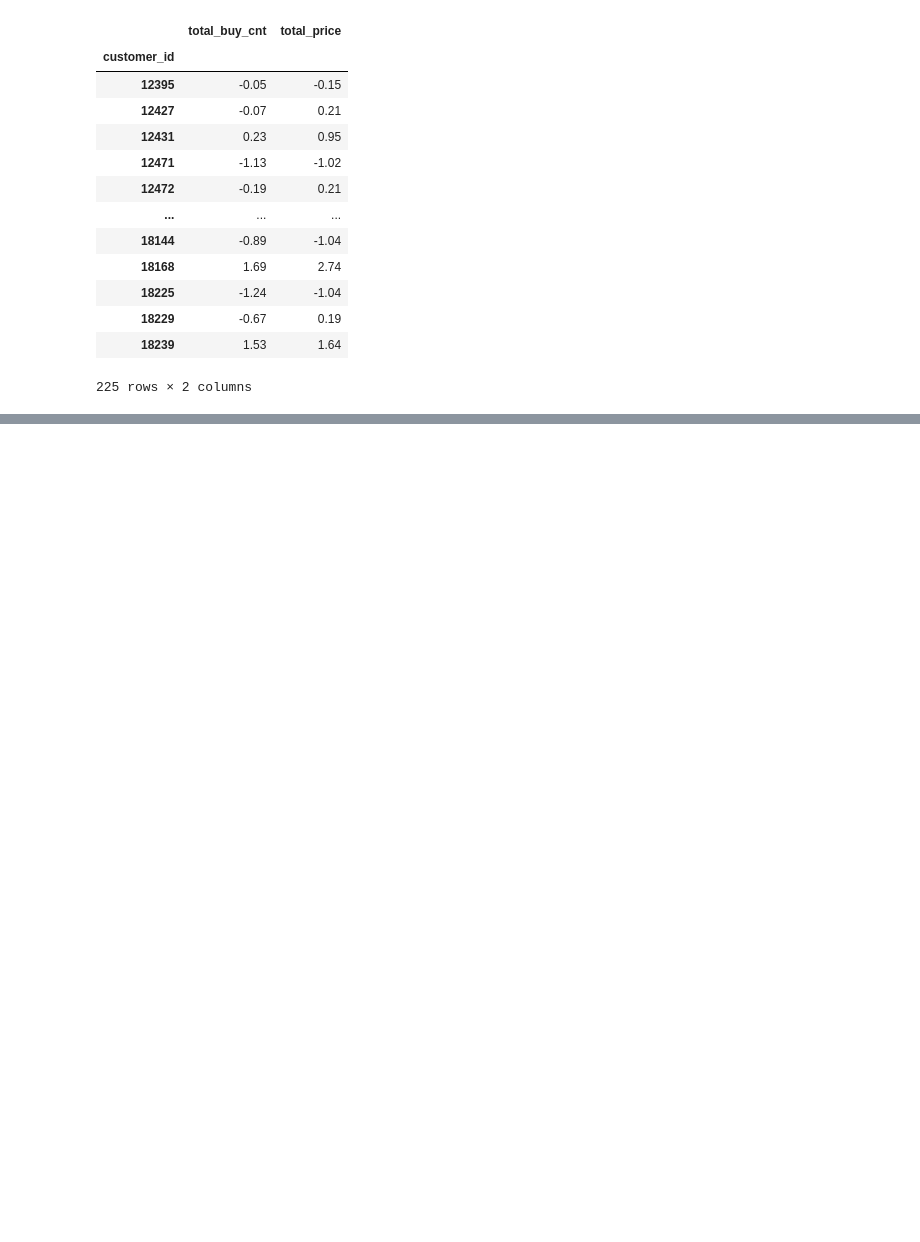
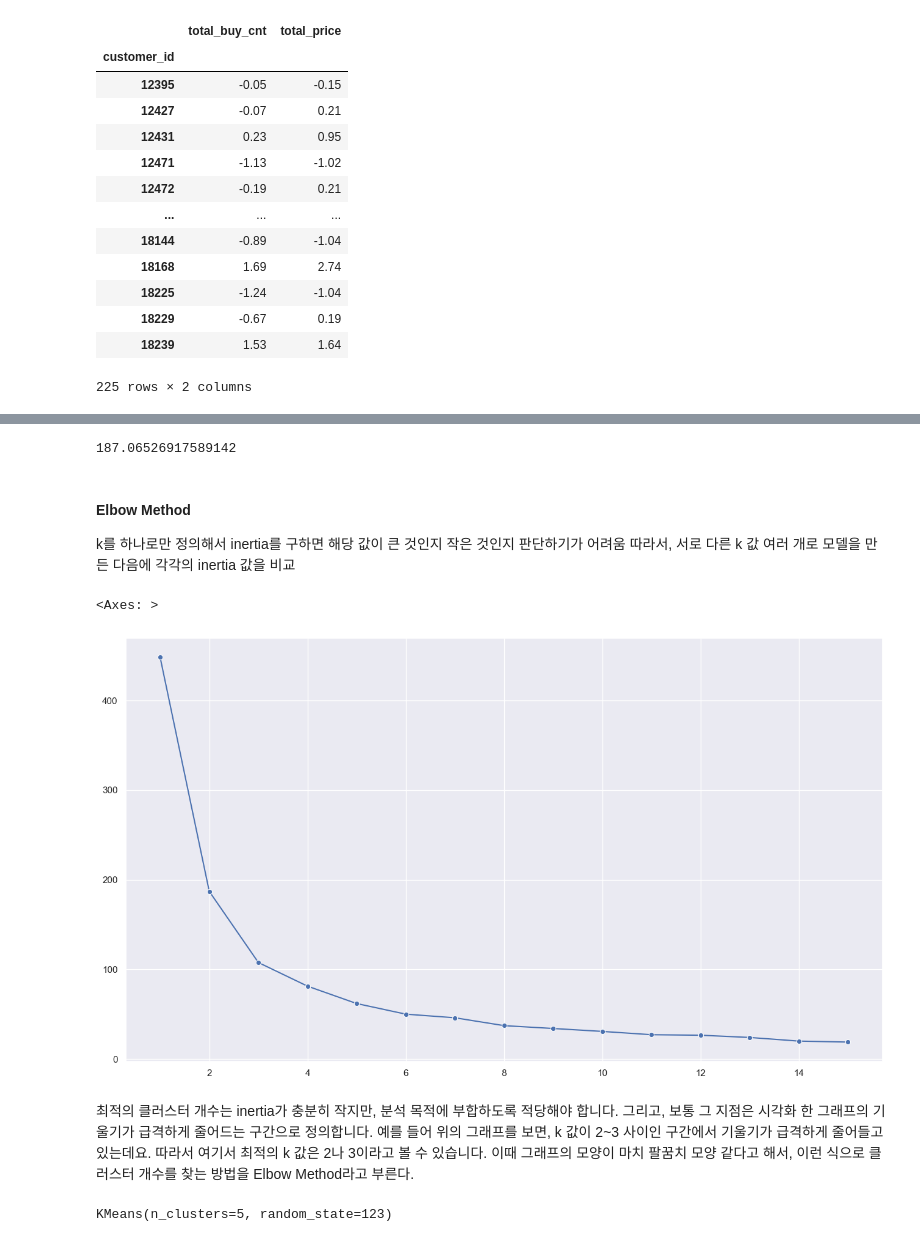
Before and after one commit to uj06134/study_Data_analysis, a Jupyter notebook: f_cluster_analysis/task.ipynb, the cells around one changed output, grey strips where cells are left out. Cells and saved outputs as stored; diff of their text form; code cells hidden in the pictures; blank space fills up the shorter version.

```diff
--- a/f_cluster_analysis/task.ipynb
+++ b/f_cluster_analysis/task.ipynb
@@ -96,0 +162,34 @@ scaled_df
+# %%
+# inertia 값 확인
+print(model.inertia_)
+# %% [output]
+187.06526917589142
+# %% [markdown]
+#### Elbow Method
+k를 하나로만 정의해서 inertia를 구하면 해당 값이 큰 것인지 작은 것인지 판단하기가 어려움
+따라서, 서로 다른 k 값 여러 개로 모델을 만든 다음에 각각의 inertia 값을 비교
+# %%
+# scaled_df에 추가했던 label 열을 제거
+scaled_df = scaled_df.drop(['label'], axis=1)
+# %%
+# inertia 값 저장할 리스트
+inertias = []
+
+for k in range(1, 16): # k값의 범위 1~15로 지정
+    model = KMeans(n_clusters=k, random_state=123)
+    model.fit(scaled_df)
+    inertias.append(model.inertia_)
+
+# k값에 따른 inertia값 시각화
+sns.lineplot(x=range(1, 16), y=inertias, marker='o')
+# %% [output]
+<Axes: >
+[figure, added]
+# %% [markdown]
+최적의 클러스터 개수는 inertia가 충분히 작지만, 분석 목적에 부합하도록 적당해야 합니다. 그리고, 보통 그 지점은 시각화 한 그래프의 기울기가 급격하게 줄어드는 구간으로 정의합니다. 예를 들어 위의 그래프를 보면, k 값이 2~3 사이인 구간에서 기울기가 급격하게 줄어들고 있는데요. 따라서 여기서 최적의 k 값은 2나 3이라고 볼 수 있습니다. 이때 그래프의 모양이 마치 팔꿈치 모양 같다고 해서, 이런 식으로 클러스터 개수를 찾는 방법을 Elbow Method라고 부른다.
+# %%
+# k=5로 클러스터링 진행
+model = KMeans(n_clusters=5, random_state=123)
+model.fit(scaled_df)
+# %% [output]
+KMeans(n_clusters=5, random_state=123)
```
Also changed, not shown: parts of 17 cells of this notebook.
